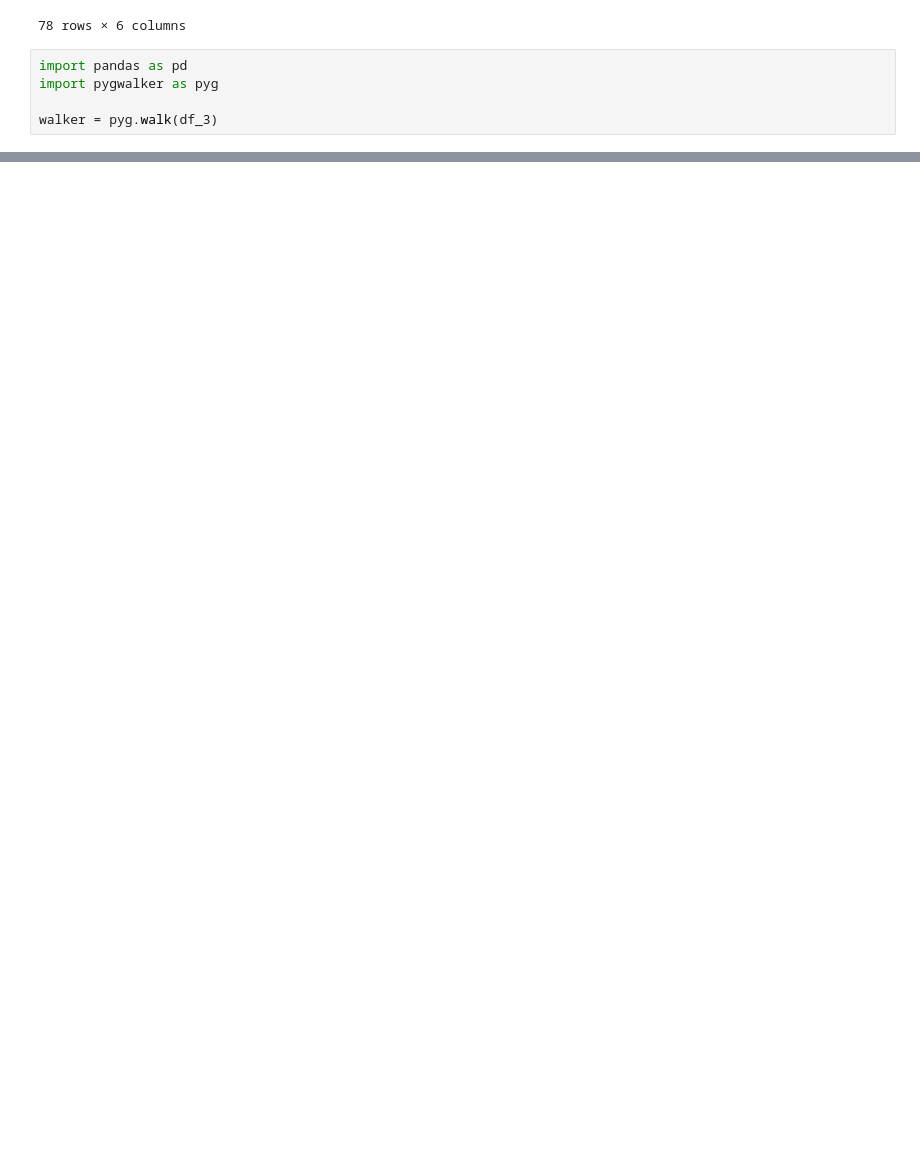
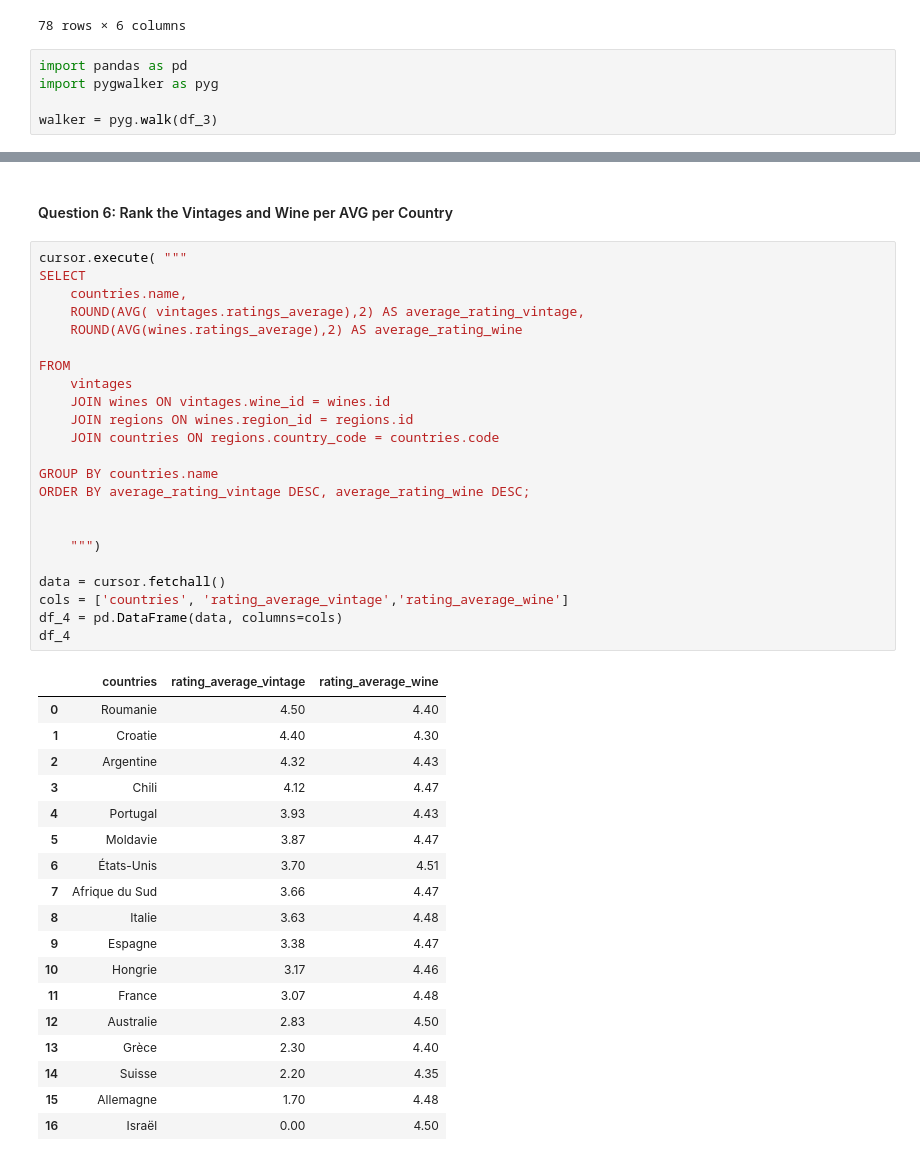
Before and after one commit to JonathanRabbi/Vivinio.Project, a Jupyter notebook: main.ipynb, the cells around one changed output, grey strips where cells are left out. Drawn from its saved outputs; the diff is of its cells as text; blank space fills up the shorter version.

```diff
--- a/main.ipynb
+++ b/main.ipynb
@@ -202,3 +202,47 @@ walker = pyg.walk(df_3)
 If you are using pygwalker on Jupyter Notebook(version<7) and it can't display properly, please execute code to fix it: `pip install "pygwalker[notebook]" --pre`.(close after 15 seconds)
 Box(children=(HTML(value='<div id="ifr-pyg-1" style="height: auto">\n    <head>\n        <meta http-equiv="Con…
 [interactive output not drawn]
+# %% [markdown]
+#### Question 6: Rank the Vintages and Wine per AVG per Country
+# %%
+cursor.execute( """
+SELECT
+    countries.name,
+    ROUND(AVG( vintages.ratings_average),2) AS average_rating_vintage,
+    ROUND(AVG(wines.ratings_average),2) AS average_rating_wine
+
+FROM
+    vintages
+    JOIN wines ON vintages.wine_id = wines.id
+    JOIN regions ON wines.region_id = regions.id
+    JOIN countries ON regions.country_code = countries.code
+
+GROUP BY countries.name
+ORDER BY average_rating_vintage DESC, average_rating_wine DESC;
+
+
+    """)
+
+data = cursor.fetchall()
+cols = ['countries', 'rating_average_vintage','rating_average_wine']
+df_4 = pd.DataFrame(data, columns=cols)
+df_4
+# %% [output]
+|  | countries | rating_average_vintage | rating_average_wine |
+| 0 | Roumanie | 4.50 | 4.40 |
+| 1 | Croatie | 4.40 | 4.30 |
+| 2 | Argentine | 4.32 | 4.43 |
+| 3 | Chili | 4.12 | 4.47 |
+| 4 | Portugal | 3.93 | 4.43 |
+| 5 | Moldavie | 3.87 | 4.47 |
+| 6 | États-Unis | 3.70 | 4.51 |
+| 7 | Afrique du Sud | 3.66 | 4.47 |
+| 8 | Italie | 3.63 | 4.48 |
+| 9 | Espagne | 3.38 | 4.47 |
+| 10 | Hongrie | 3.17 | 4.46 |
+| 11 | France | 3.07 | 4.48 |
+| 12 | Australie | 2.83 | 4.50 |
+| 13 | Grèce | 2.30 | 4.40 |
+| 14 | Suisse | 2.20 | 4.35 |
+| 15 | Allemagne | 1.70 | 4.48 |
+| 16 | Israël | 0.00 | 4.50 |
```
Also changed, not shown: parts of 3 cells of this notebook.
